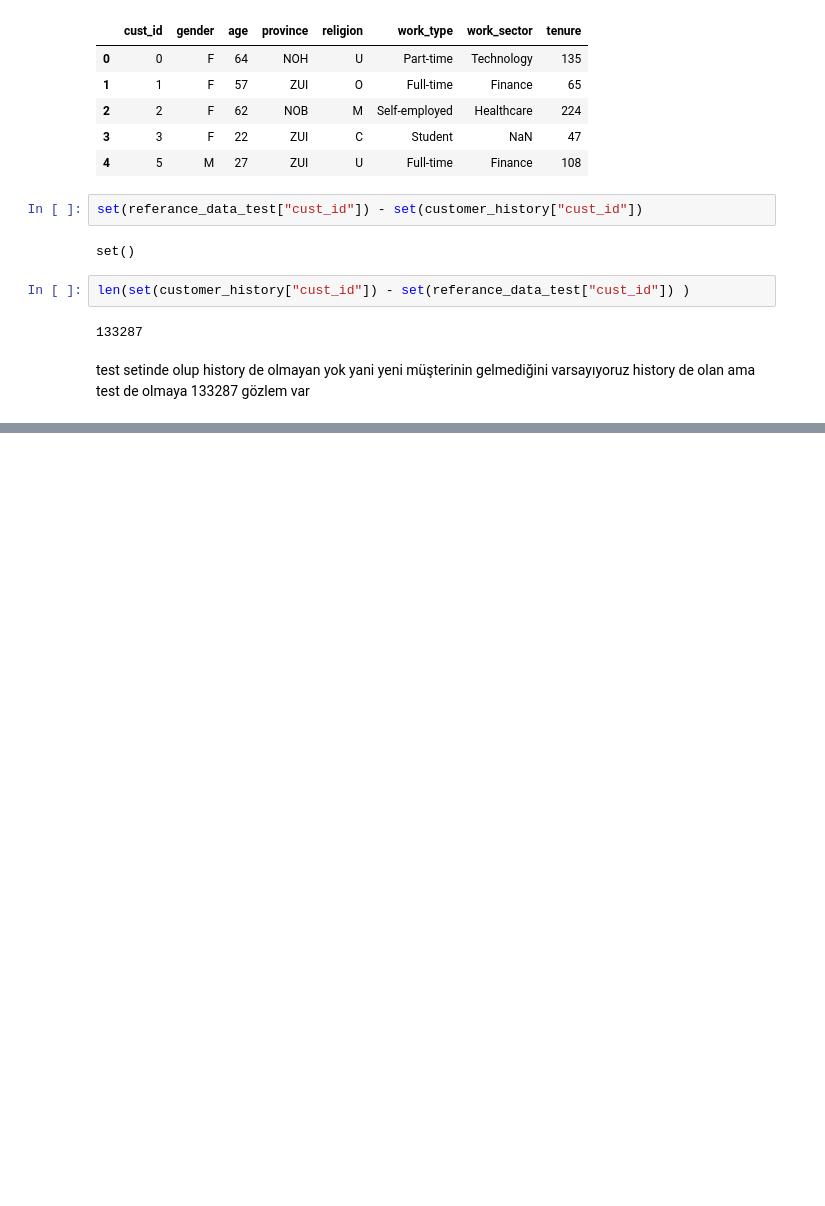
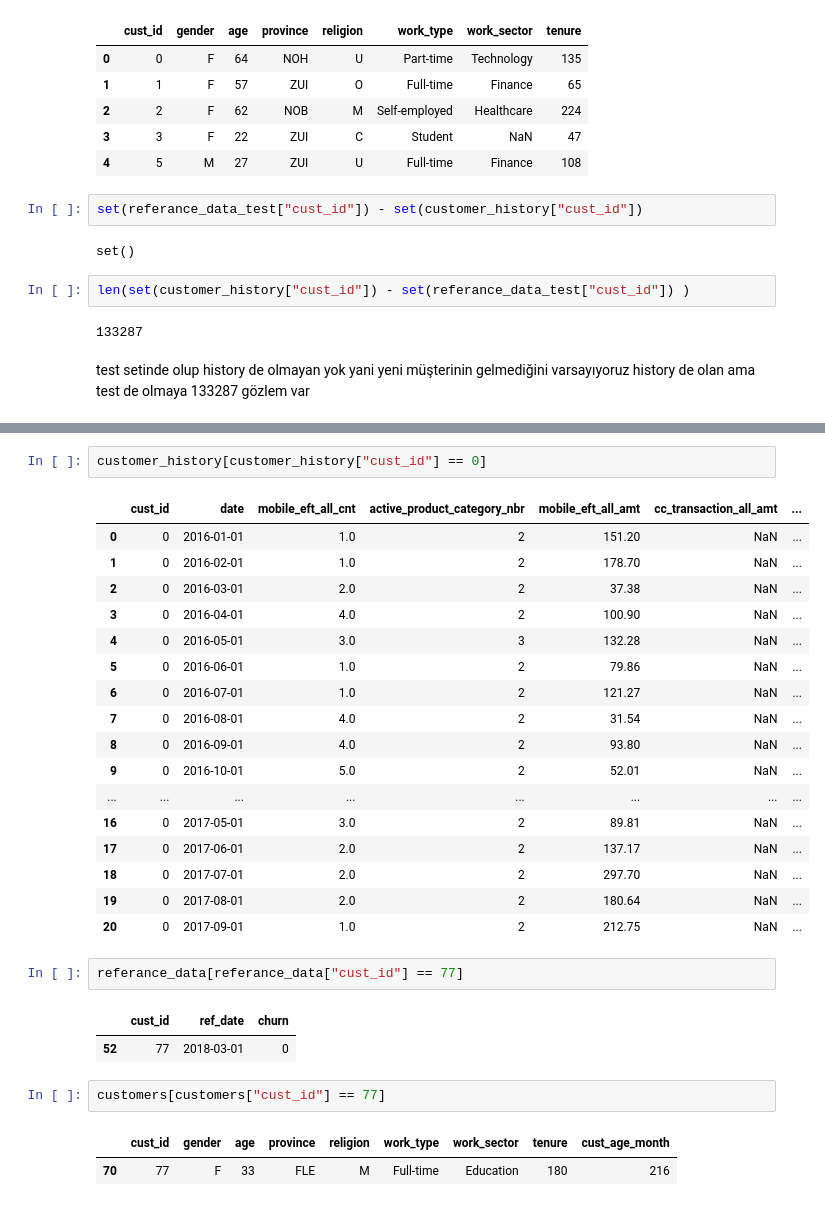
Before and after one commit to osman-tkdmr/ING_Datathon, a Jupyter notebook: analysis.ipynb, the cells around one changed output, grey strips where cells are left out. Cells and saved outputs as stored; diff of their text form; blank space fills up the shorter version.

```diff
--- a/analysis.ipynb
+++ b/analysis.ipynb
@@ -208,0 +198,30 @@ sns.histplot(train_data["tenure"])
+# %%
+customer_history[customer_history["cust_id"] == 0]
+# %% [output]
+|  | cust_id | date | mobile_eft_all_cnt | active_product_category_nbr | mobile_eft_all_amt | cc_transaction_all_amt | ... |
+| 0 | 0 | 2016-01-01 | 1.0 | 2 | 151.20 | NaN | ... |
+| 1 | 0 | 2016-02-01 | 1.0 | 2 | 178.70 | NaN | ... |
+| 2 | 0 | 2016-03-01 | 2.0 | 2 | 37.38 | NaN | ... |
+| 3 | 0 | 2016-04-01 | 4.0 | 2 | 100.90 | NaN | ... |
+| 4 | 0 | 2016-05-01 | 3.0 | 3 | 132.28 | NaN | ... |
+| 5 | 0 | 2016-06-01 | 1.0 | 2 | 79.86 | NaN | ... |
+| 6 | 0 | 2016-07-01 | 1.0 | 2 | 121.27 | NaN | ... |
+| 7 | 0 | 2016-08-01 | 4.0 | 2 | 31.54 | NaN | ... |
+| 8 | 0 | 2016-09-01 | 4.0 | 2 | 93.80 | NaN | ... |
+| 9 | 0 | 2016-10-01 | 5.0 | 2 | 52.01 | NaN | ... |
+| ... | ... | ... | ... | ... | ... | ... | ... |
+| 16 | 0 | 2017-05-01 | 3.0 | 2 | 89.81 | NaN | ... |
+| 17 | 0 | 2017-06-01 | 2.0 | 2 | 137.17 | NaN | ... |
+| 18 | 0 | 2017-07-01 | 2.0 | 2 | 297.70 | NaN | ... |
+| 19 | 0 | 2017-08-01 | 2.0 | 2 | 180.64 | NaN | ... |
+| 20 | 0 | 2017-09-01 | 1.0 | 2 | 212.75 | NaN | ... |
+# %%
+referance_data[referance_data["cust_id"] == 77]
+# %% [output]
+|  | cust_id | ref_date | churn |
+| 52 | 77 | 2018-03-01 | 0 |
+# %%
+customers[customers["cust_id"] == 77]
+# %% [output]
+|  | cust_id | gender | age | province | religion | work_type | work_sector | tenure | cust_age_month |
+| 70 | 77 | F | 33 | FLE | M | Full-time | Education | 180 | 216 |
```
Also changed, not shown: parts of 29 cells of this notebook, 4 other files.
